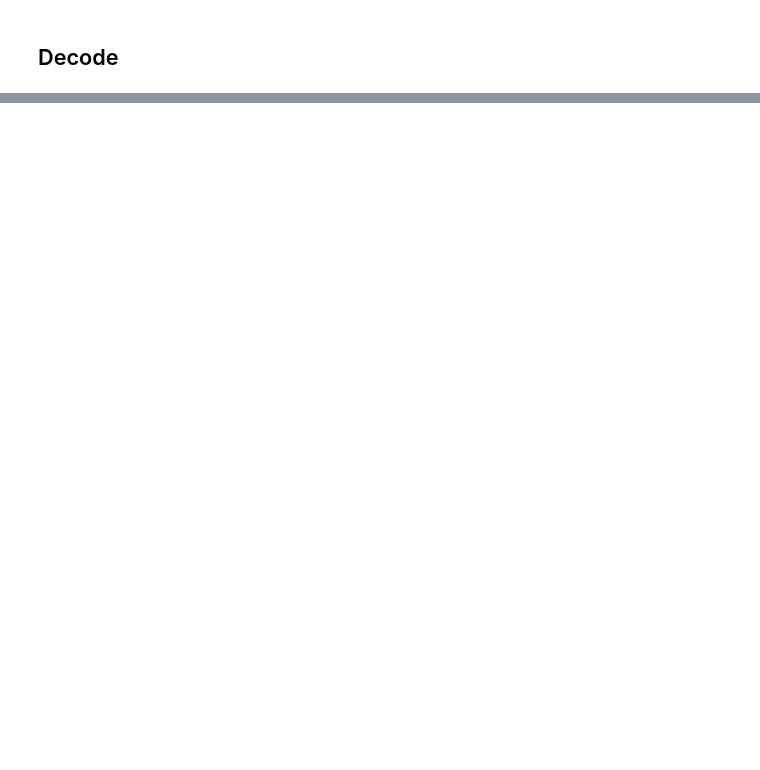
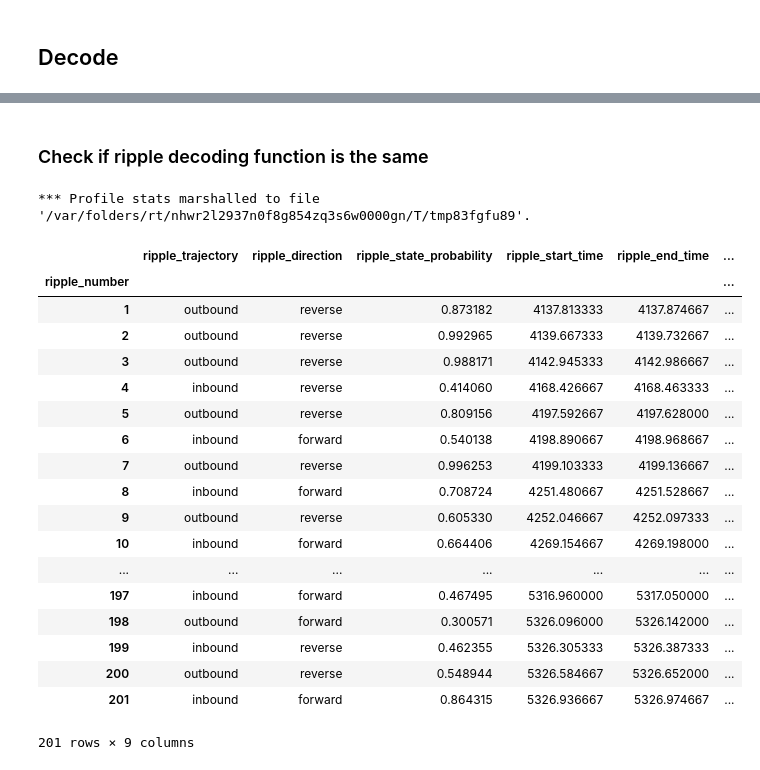
Before and after one commit to edeno/Jadhav-2016-Data-Analysis, a Jupyter notebook: notebooks/Clusterless Ripple Decoding.ipynb, the cells around one changed output, grey strips where cells are left out. Drawn from its saved outputs; the diff is of its cells as text; code cells hidden in the pictures; blank space fills up the shorter version.

```diff
--- a/notebooks/Clusterless Ripple Decoding.ipynb
+++ b/notebooks/Clusterless Ripple Decoding.ipynb
@@ -385,0 +440,34 @@ browse_ripple_densities(posterior_density, state_names,
+# %% [markdown]
+### Check if ripple decoding function is the same
+# %%
+%%snakeviz
+from dask import multiprocessing
+from dask.diagnostics import ProgressBar
+with ProgressBar():
+    ripple_info = decode_ripple_clusterless(
+        epoch_index, animals, ripple_times,
+        scheduler=multiprocessing.get, scheduler_kwargs=dict(num_workers=2))[0]
+# %% [output]
+*** Profile stats marshalled to file '/var/folders/rt/nhwr2l2937n0f8g854zq3s6w0000gn/T/tmp83fgfu89'.
+# %%
+ripple_info
+# %% [output]
+|  | ripple_trajectory | ripple_direction | ripple_state_probability | ripple_start_time | ripple_end_time | ... |
+| ripple_number |  |  |  |  |  | ... |
+| 1 | outbound | reverse | 0.873182 | 4137.813333 | 4137.874667 | ... |
+| 2 | outbound | reverse | 0.992965 | 4139.667333 | 4139.732667 | ... |
+| 3 | outbound | reverse | 0.988171 | 4142.945333 | 4142.986667 | ... |
+| 4 | inbound | reverse | 0.414060 | 4168.426667 | 4168.463333 | ... |
+| 5 | outbound | reverse | 0.809156 | 4197.592667 | 4197.628000 | ... |
+| 6 | inbound | forward | 0.540138 | 4198.890667 | 4198.968667 | ... |
+| 7 | outbound | reverse | 0.996253 | 4199.103333 | 4199.136667 | ... |
+| 8 | inbound | forward | 0.708724 | 4251.480667 | 4251.528667 | ... |
+| 9 | outbound | reverse | 0.605330 | 4252.046667 | 4252.097333 | ... |
+| 10 | inbound | forward | 0.664406 | 4269.154667 | 4269.198000 | ... |
+| ... | ... | ... | ... | ... | ... | ... |
+| 197 | inbound | forward | 0.467495 | 5316.960000 | 5317.050000 | ... |
+| 198 | outbound | forward | 0.300571 | 5326.096000 | 5326.142000 | ... |
+| 199 | inbound | reverse | 0.462355 | 5326.305333 | 5326.387333 | ... |
+| 200 | outbound | reverse | 0.548944 | 5326.584667 | 5326.652000 | ... |
+| 201 | inbound | forward | 0.864315 | 5326.936667 | 5326.974667 | ... |
+201 rows × 9 columns
```
Also changed, not shown: parts of 25 cells of this notebook.
